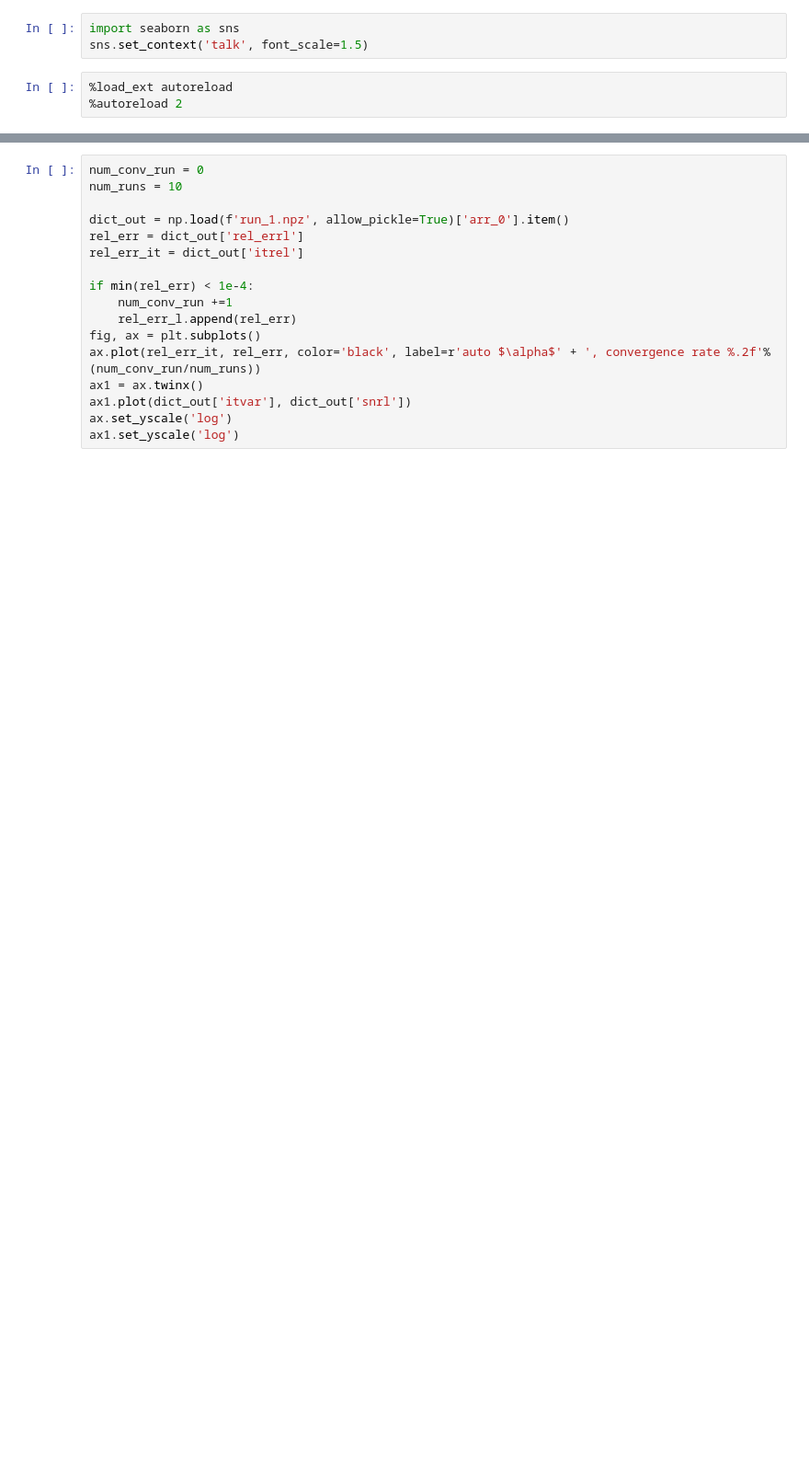
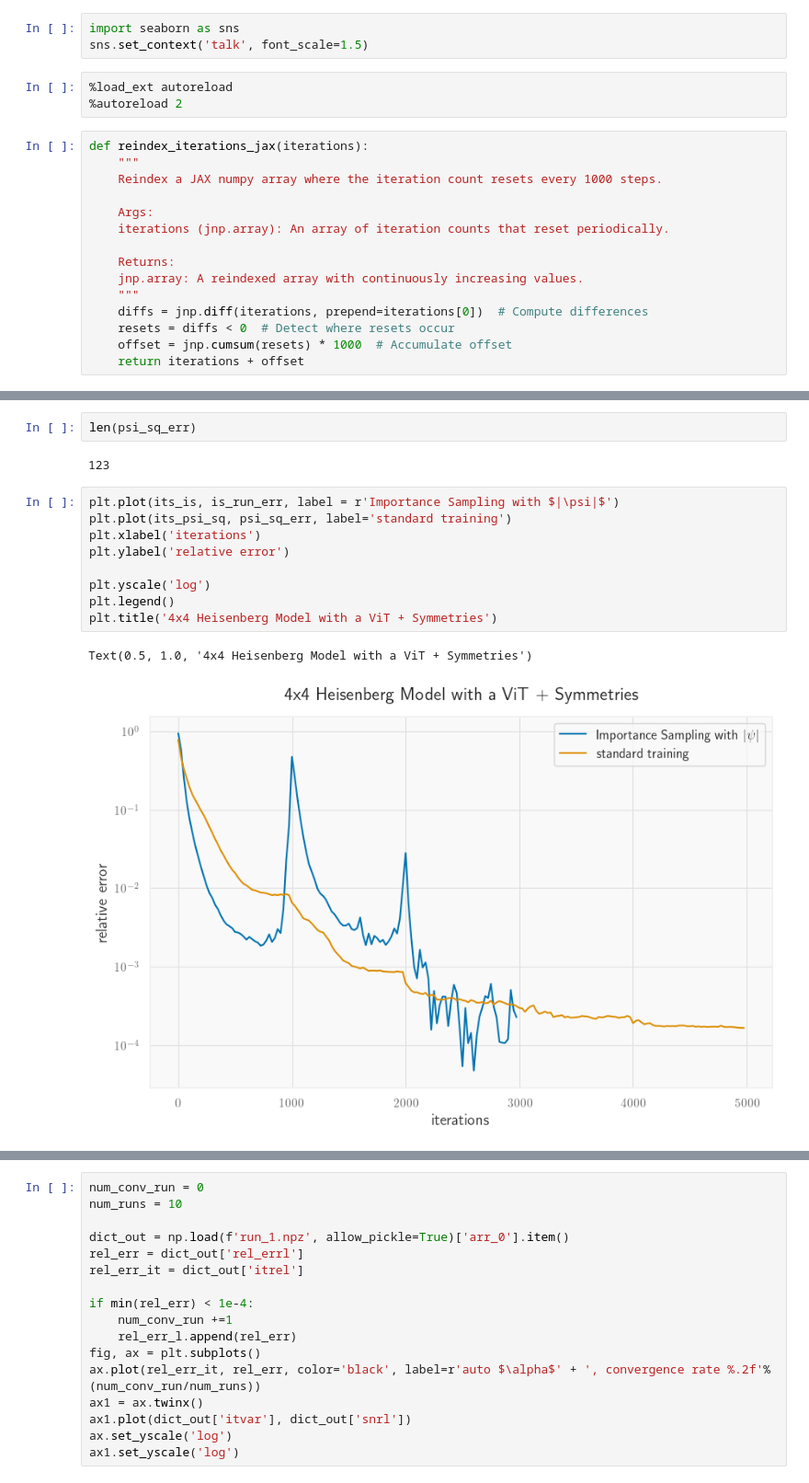
Before and after one commit to AntoineMsy/grad_sample, a Jupyter notebook: notebooks/is_analysis.ipynb, the cells around one changed output, grey strips where cells are left out. Shown at 92% size. Drawn from its saved outputs; the diff is of its cells as text; blank space fills up the shorter version.

```diff
--- a/notebooks/is_analysis.ipynb
+++ b/notebooks/is_analysis.ipynb
@@ -26,3 +26,18 @@ sns.set_context('talk', font_scale=1.5)
 # %%
 %load_ext autoreload
 %autoreload 2
+# %%
+def reindex_iterations_jax(iterations):
+    """
+    Reindex a JAX numpy array where the iteration count resets every 1000 steps.
+
+    Args:
+    iterations (jnp.array): An array of iteration counts that reset periodically.
+
+    Returns:
+    jnp.array: A reindexed array with continuously increasing values.
+    """
+    diffs = jnp.diff(iterations, prepend=iterations[0])  # Compute differences
+    resets = diffs < 0  # Detect where resets occur
+    offset = jnp.cumsum(resets) * 1000  # Accumulate offset
+    return iterations + offset
@@ -29 +51,17 @@ sns.set_context('talk', font_scale=1.5)
+# %%
+len(psi_sq_err)
+# %% [output]
+123
+# %%
+plt.plot(its_is, is_run_err, label = r'Importance Sampling with $|\psi|$')
+plt.plot(its_psi_sq, psi_sq_err, label='standard training')
+plt.xlabel('iterations')
+plt.ylabel('relative error')
+
+plt.yscale('log')
+plt.legend()
+plt.title('4x4 Heisenberg Model with a ViT + Symmetries')
+# %% [output]
+Text(0.5, 1.0, '4x4 Heisenberg Model with a ViT + Symmetries')
+[figure, added]
 # %%
```
Also changed, not shown: parts of 3 cells of this notebook, 10 other files.
